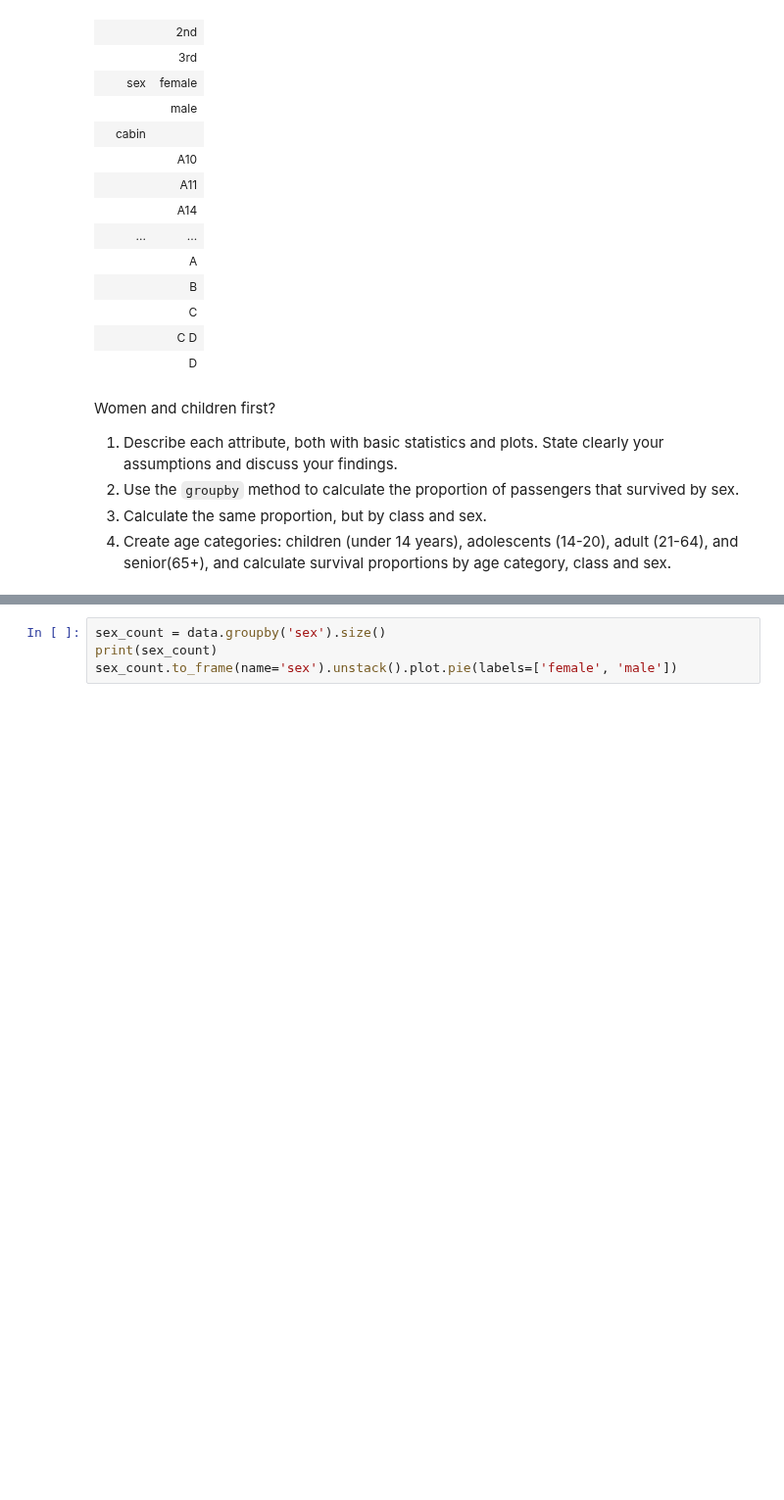
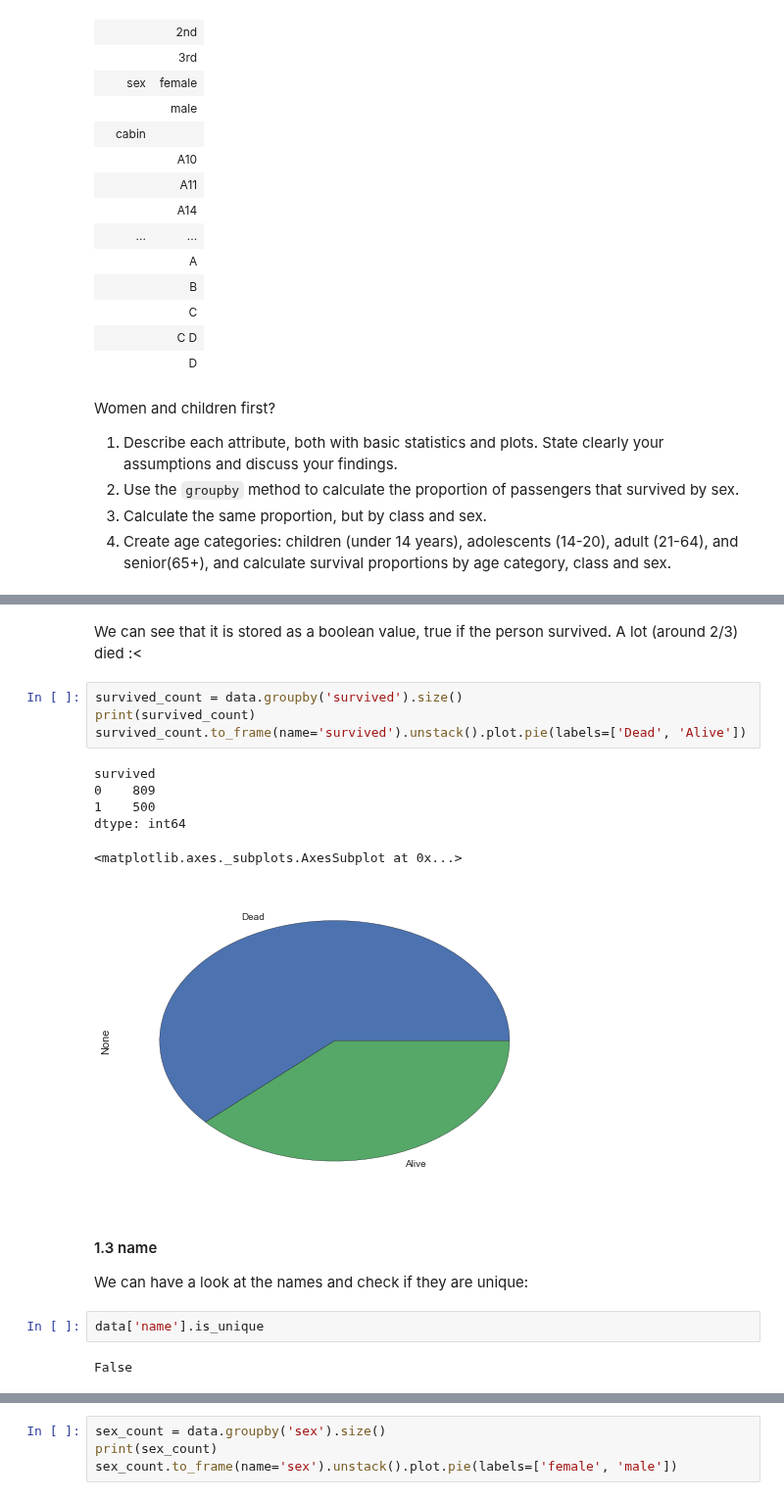
Before and after one commit to semplea/adaepfl-hw, a Jupyter notebook: 01 - Pandas and Data Wrangling/Data Wrangling with Pandas.ipynb, the cells around one changed output, grey strips where cells are left out. Shown at 98% size. Cells and saved outputs as stored; diff of their text form; blank space fills up the shorter version.

```diff
--- a/01 - Pandas and Data Wrangling/Data Wrangling with Pandas.ipynb
+++ b/01 - Pandas and Data Wrangling/Data Wrangling with Pandas.ipynb
@@ -1679,0 +1709,21 @@ data.describe()
+# %% [markdown]
+We can see that it is stored as a boolean value, true if the person survived.
+A lot (around 2/3) died :<
+# %%
+survived_count = data.groupby('survived').size()
+print(survived_count)
+survived_count.to_frame(name='survived').unstack().plot.pie(labels=['Dead', 'Alive'])
+# %% [output]
+survived
+0    809
+1    500
+dtype: int64
+<matplotlib.axes._subplots.AxesSubplot at 0x...>
+[figure, added]
+# %% [markdown]
+#### 1.3 name
+We can have a look at the names and check if they are unique:
+# %%
+data['name'].is_unique
+# %% [output]
+False
```
Also changed, not shown: parts of 22 cells of this notebook.
